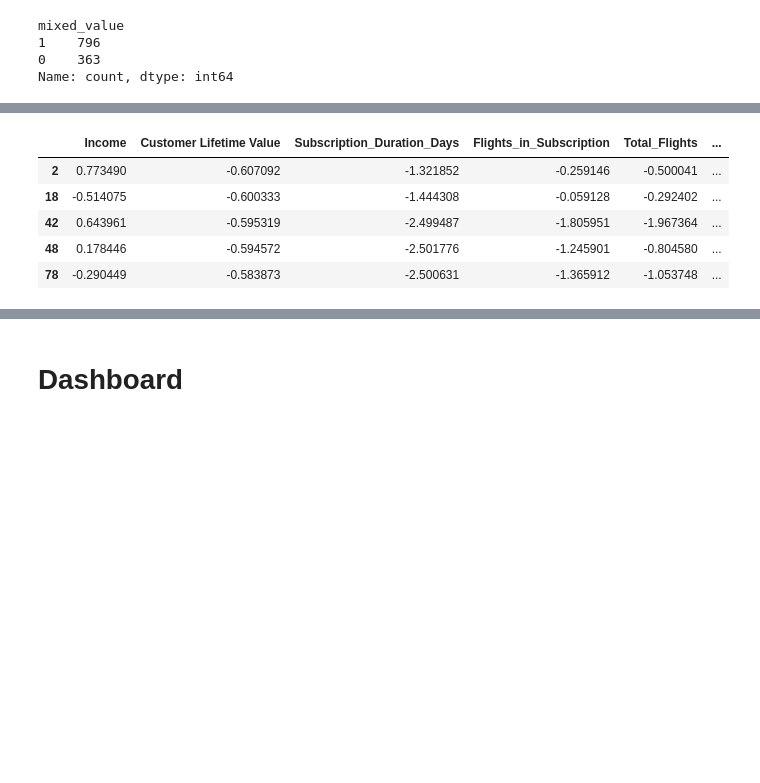
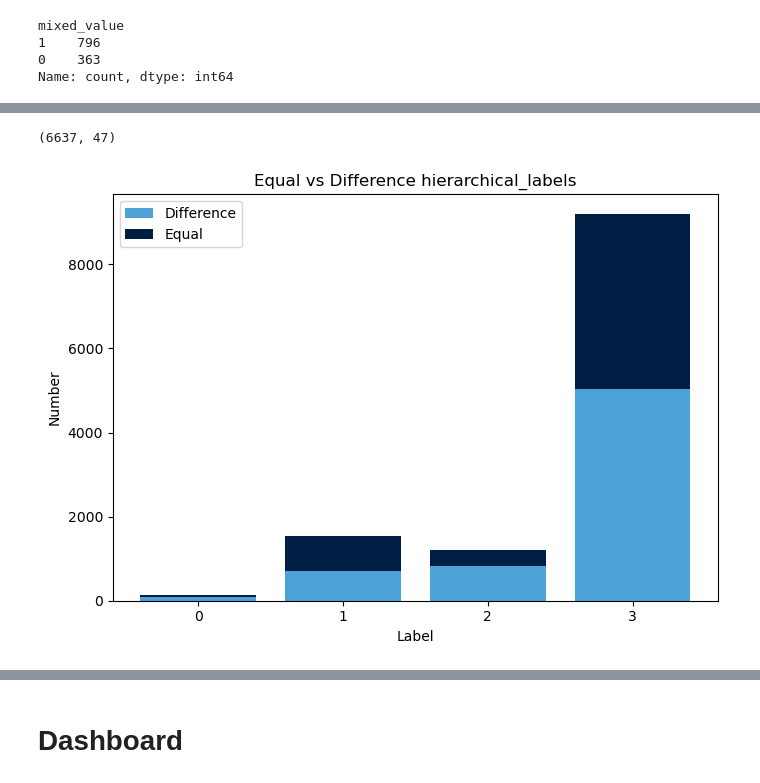
Before and after one commit to LiberoBiagi/DM_Nova_IMS_25-26, a Jupyter notebook: data_mining.ipynb, the cells around one changed output, grey strips where cells are left out. Cells and saved outputs as stored; diff of their text form; code cells hidden in the pictures; blank space fills up the shorter version.

```diff
--- a/data_mining.ipynb
+++ b/data_mining.ipynb
@@ -3364,9 +3026,52 @@ df_concat["mixed_membership"] = np.where(
-# %%
-df_concat.head()
-# %% [output]
-|  | Income | Customer Lifetime Value | Subscription_Duration_Days | Flights_in_Subscription | Total_Flights | ... |
-| 2 | 0.773490 | -0.607092 | -1.321852 | -0.259146 | -0.500041 | ... |
-| 18 | -0.514075 | -0.600333 | -1.444308 | -0.059128 | -0.292402 | ... |
-| 42 | 0.643961 | -0.595319 | -2.499487 | -1.805951 | -1.967364 | ... |
-| 48 | 0.178446 | -0.594572 | -2.501776 | -1.245901 | -0.804580 | ... |
-| 78 | -0.290449 | -0.583873 | -2.500631 | -1.365912 | -1.053748 | ... |
+# %%
+diff = df_scaled_active[
+    df_scaled_active["hierarchical_labels"] != df_scaled_active["fuzzy_cluster_label"]
+]
+# %%
+diff.shape
+# %% [output]
+(6637, 47)
+# %%
+label_col = "hierarchical_labels"
+total_counts = (
+    df_scaled_active[label_col]
+    .value_counts()
+    .sort_index()
+)
+
+disagree_counts = (
+    diff[label_col]
+    .value_counts()
+    .reindex(total_counts.index, fill_value=0)
+)
+
+agree_counts = total_counts - disagree_counts
+# %%
+labels = total_counts.index.astype(str)
+x = np.arange(len(labels))
+
+plt.figure(figsize=(7,5))
+
+plt.bar(
+    x,
+    disagree_counts,
+    label="Difference"
+)
+
+plt.bar(
+    x,
+    agree_counts,
+    bottom=disagree_counts,
+    label="Equal"
+)
+
+plt.xticks(x, labels)
+plt.xlabel("Label")
+plt.ylabel("Number")
+plt.title(f"Equal vs Difference {label_col}")
+plt.legend()
+
+plt.tight_layout()
+plt.show()
+# %% [output]
+[figure, added]
```
Also changed, not shown: parts of 40 cells of this notebook.
